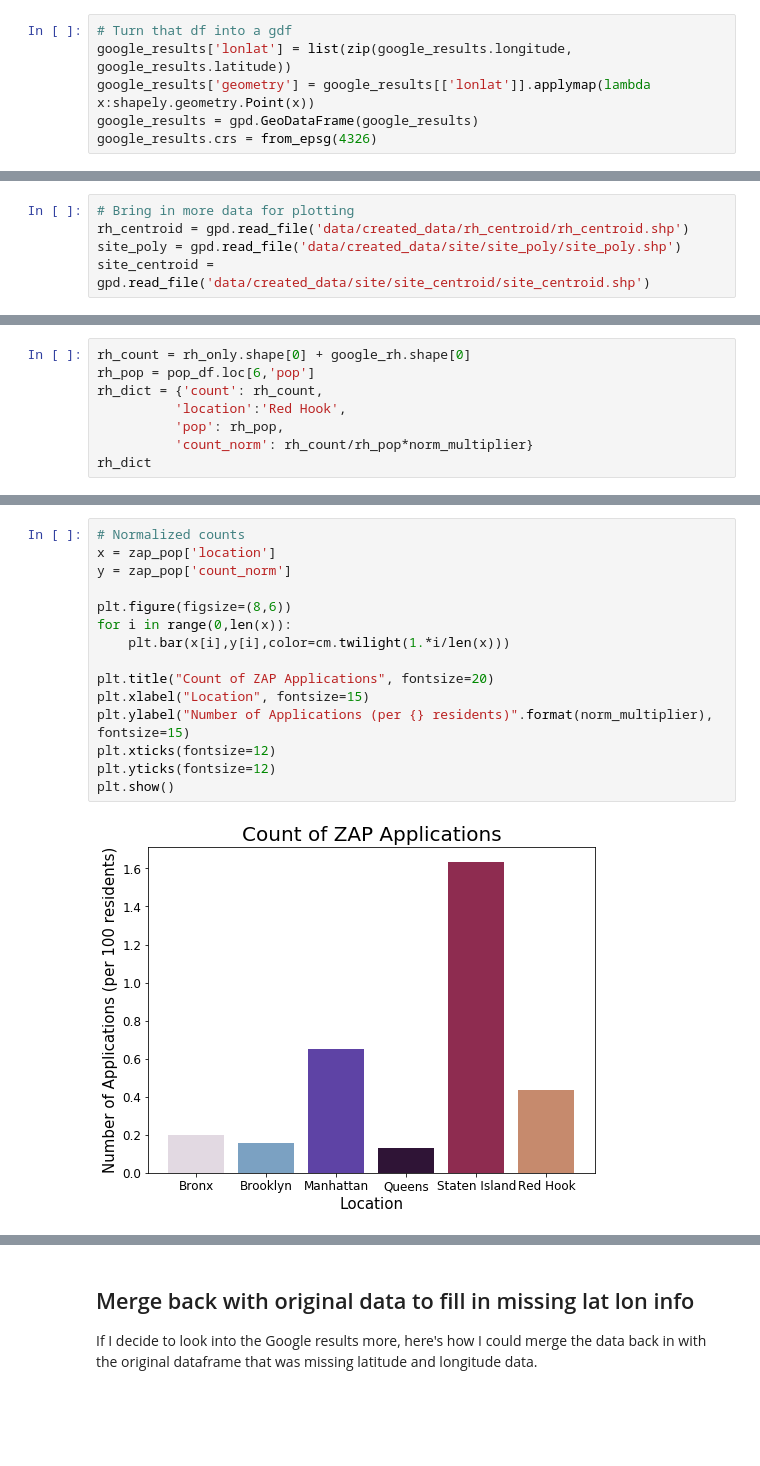
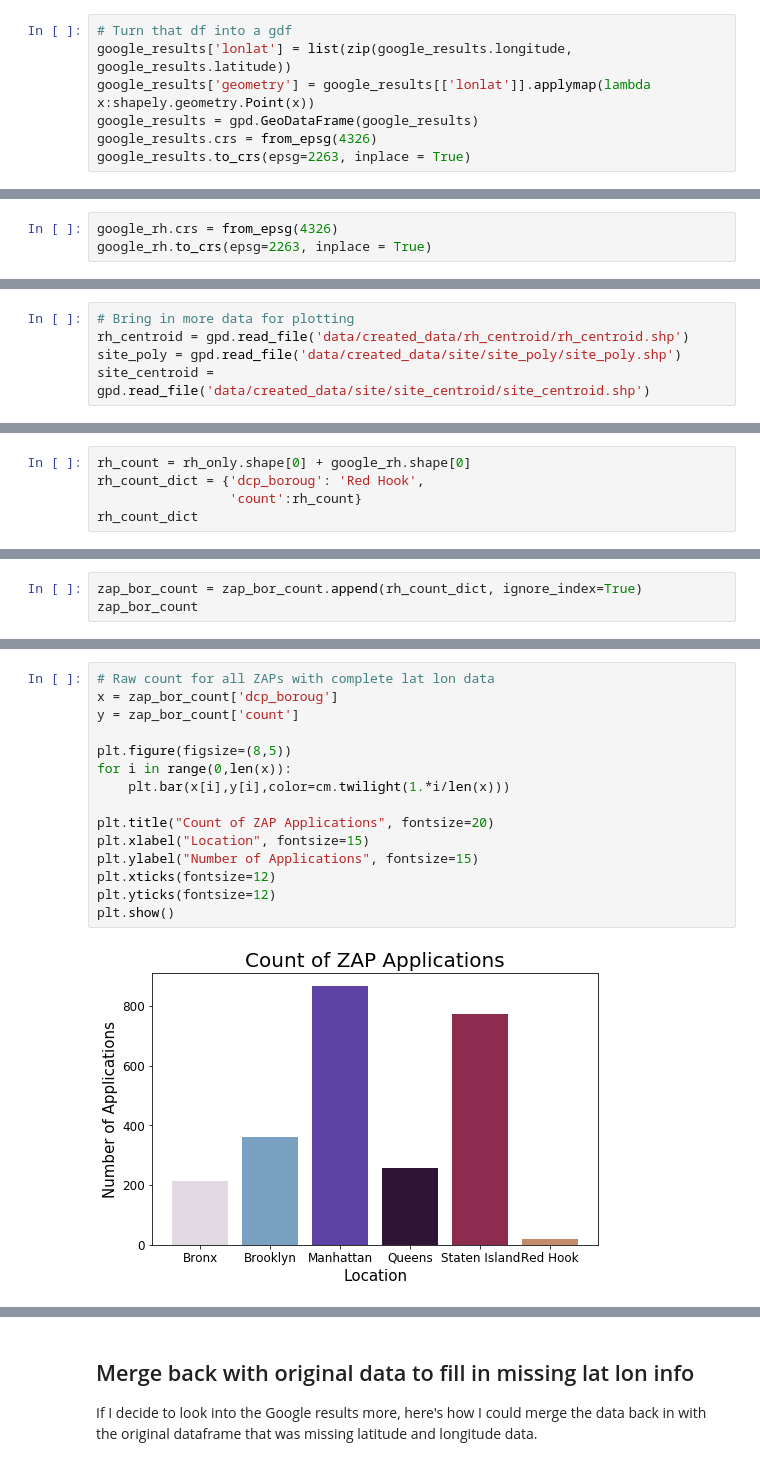
Before and after one commit to akash-y/digitalceqr, a Jupyter notebook: CHAPTER 21 - CHARACTER/zap.ipynb, the cells around one changed output, grey strips where cells are left out. Drawn from its saved outputs; the diff is of its cells as text; blank space fills up the shorter version.

```diff
--- a/CHAPTER 21 - CHARACTER/zap.ipynb
+++ b/CHAPTER 21 - CHARACTER/zap.ipynb
@@ -312,6 +457,7 @@ google_results['lonlat'] = list(zip(google_results.longitude, google_results.lat
 google_results['geometry'] = google_results[['lonlat']].applymap(lambda x:shapely.geometry.Point(x))
 google_results = gpd.GeoDataFrame(google_results)
 google_results.crs = from_epsg(4326)
+google_results.to_crs(epsg=2263, inplace = True)
 # %%
 # Join the Google results with the Red Hook census tracts to see which ones fall within Red Hook
 google_rh = gpd.tools.sjoin(rh_tracts,google_results)
@@ -331,6 +477,9 @@ google_rh.drop(['geometry'], axis=1, inplace=True)
 # Create a new geometry column
 google_rh['geometry'] = google_rh[['lonlat']].applymap(lambda x:shapely.geometry.Point(x))
 google_rh.reset_index(drop=True, inplace=True)
+# %%
+google_rh.crs = from_epsg(4326)
+google_rh.to_crs(epsg=2263, inplace = True)
 # %% [markdown]
 ## Dropping some Google results
 
@@ -453,9 +554,6 @@ zap_pop
 # %%
 rh_count = rh_only.shape[0] + google_rh.shape[0]
-rh_pop = pop_df.loc[6,'pop']
-rh_dict = {'count': rh_count,
-          'location':'Red Hook',
-          'pop': rh_pop,
-          'count_norm': rh_count/rh_pop*norm_multiplier}
-rh_dict
+rh_count_dict = {'dcp_boroug': 'Red Hook',
+                 'count':rh_count}
+rh_count_dict
 # %% [output]
@@ -476,0 +561,3 @@ zap_pop
+# %%
+zap_bor_count = zap_bor_count.append(rh_count_dict, ignore_index=True)
+zap_bor_count
@@ -477,17 +572,17 @@ zap_pop
 # %%
-# Normalized counts
-x = zap_pop['location']
-y = zap_pop['count_norm']
+# Raw count for all ZAPs with complete lat lon data
+x = zap_bor_count['dcp_boroug']
+y = zap_bor_count['count']
 
-plt.figure(figsize=(8,6))
+plt.figure(figsize=(8,5))
 for i in range(0,len(x)):
     plt.bar(x[i],y[i],color=cm.twilight(1.*i/len(x)))
 
 plt.title("Count of ZAP Applications", fontsize=20)
 plt.xlabel("Location", fontsize=15)
-plt.ylabel("Number of Applications (per {} residents)".format(norm_multiplier), fontsize=15)
+plt.ylabel("Number of Applications", fontsize=15)
 plt.xticks(fontsize=12)
 plt.yticks(fontsize=12)
 plt.show()
 # %% [output]
-[figure, old version]
+[figure, new version]
```
Also changed, not shown: parts of 70 cells of this notebook, 15 other files.
